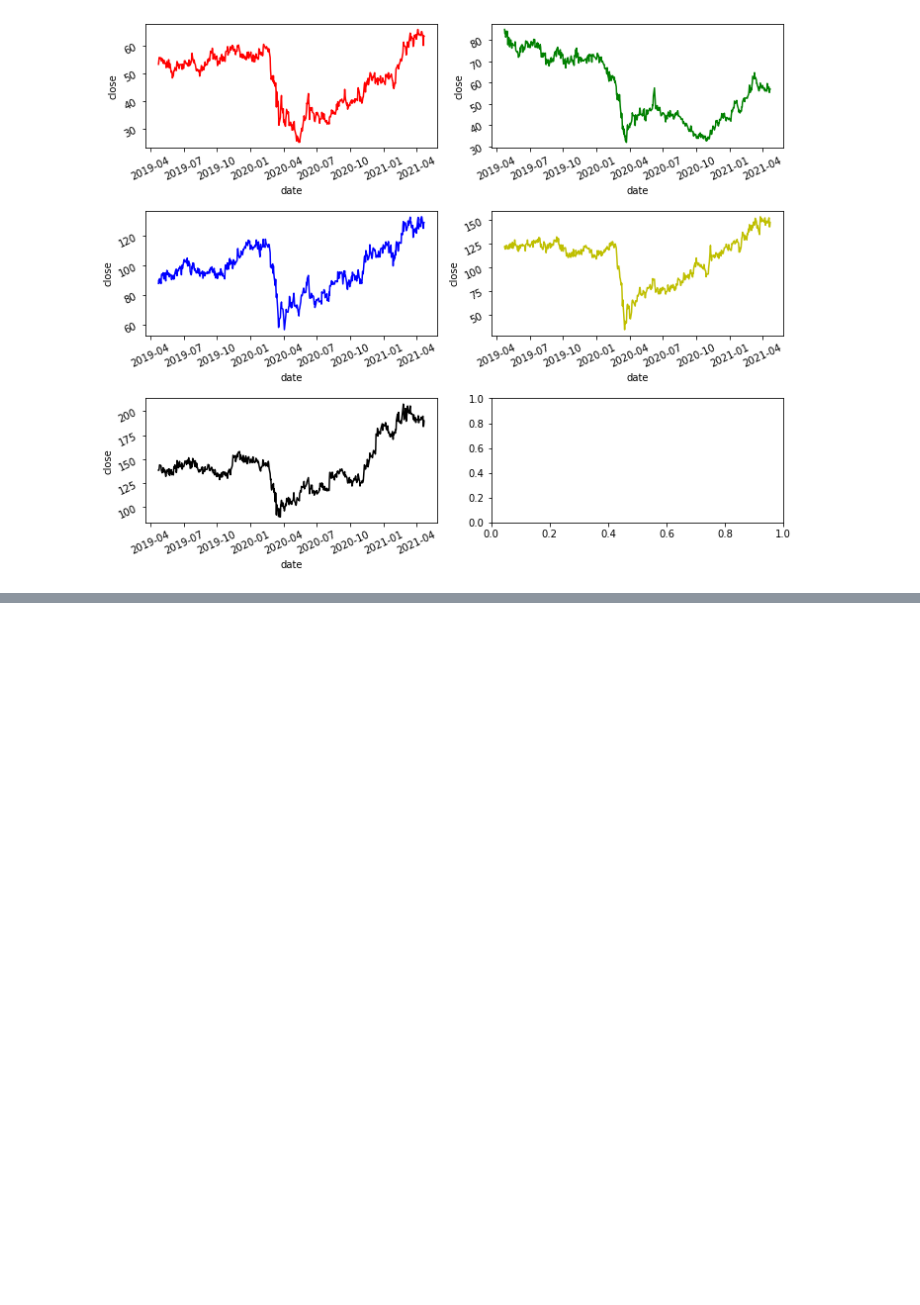
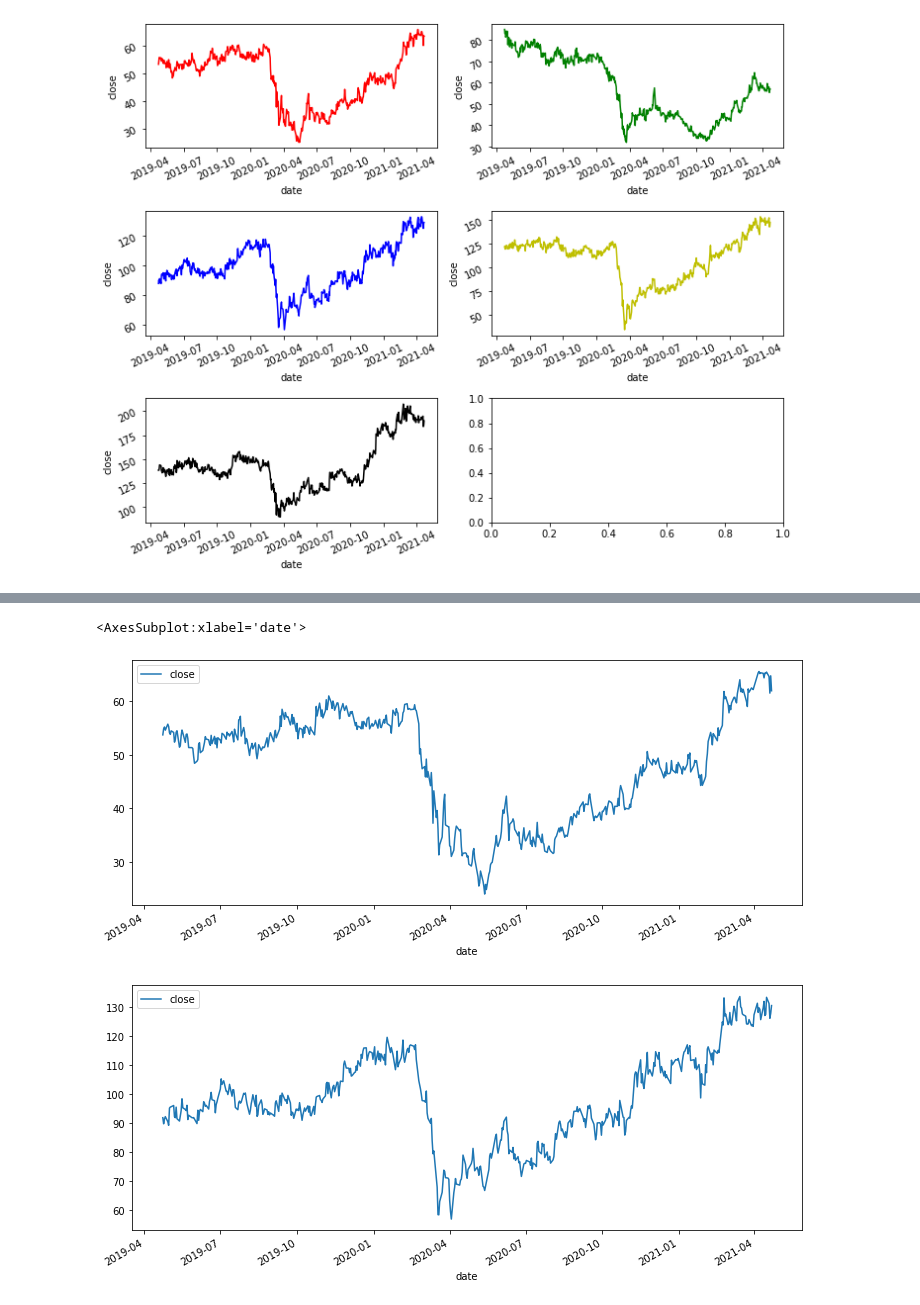
Before and after one commit to SharonBond/homework, a Jupyter notebook: github_IEX_API_project.ipynb, the cells around one changed output, grey strips where cells are left out. Drawn from its saved outputs; the diff is of its cells as text; code cells hidden in the pictures; blank space fills up the shorter version.

```diff
--- a/github_IEX_API_project.ipynb
+++ b/github_IEX_API_project.ipynb
@@ -186,0 +219,9 @@ fig.tight_layout(pad = 1.2)
+# %%
+#NOT PLANNING ON USING
+
+LUV_df[['close']].plot(subplots=False,figsize=(12,5))
+HLT_df[['close']].plot(subplots=False,figsize=(12,5))
+# %% [output]
+<AxesSubplot:xlabel='date'>
+[figure, added]
+[figure, added]
```
Also changed, not shown: parts of 9 cells of this notebook.
